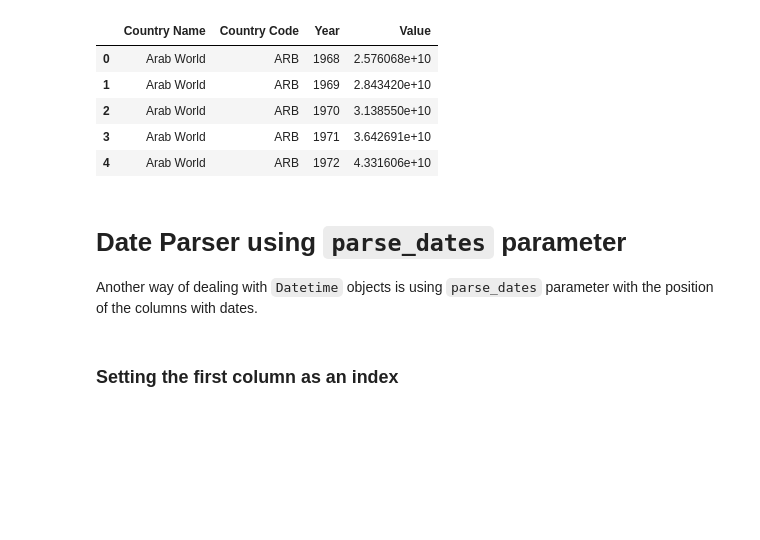
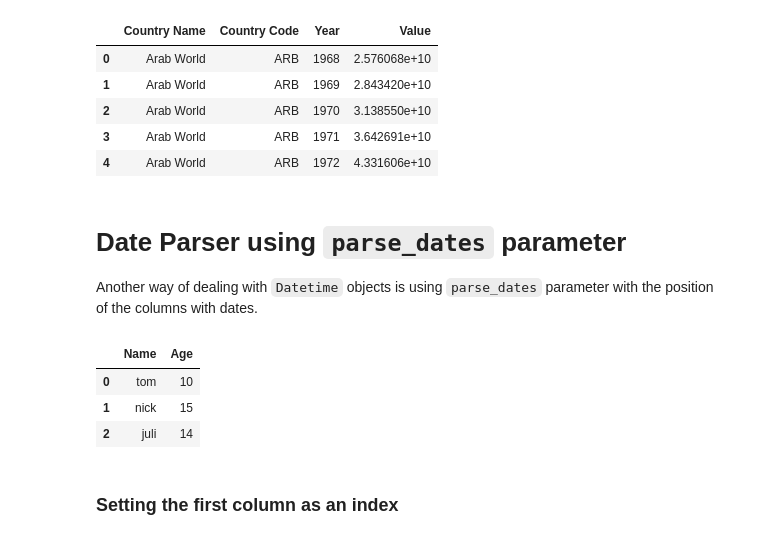
Before and after one commit to dcaley5005/Python_Cheat_Sheet, a Jupyter notebook: Data_Ingestion/data_ingestion.ipynb, the cells around one changed output. Drawn from its saved outputs; the diff is of its cells as text; code cells hidden in the pictures; blank space fills up the shorter version.

```diff
--- a/Data_Ingestion/data_ingestion.ipynb
+++ b/Data_Ingestion/data_ingestion.ipynb
@@ -37,6 +37,20 @@ pd.read_csv(csv_url).head()
 # %% [markdown]
 # Date Parser using `parse_dates` parameter
 Another way of dealing with `Datetime` objects is using `parse_dates` parameter with the position of the columns with dates.
+# %%
+# initialize list of lists
+data = [['tom', 10], ['nick', 15], ['juli', 14]]
+
+# Create the pandas DataFrame
+df = pd.DataFrame(data, columns=['Name', 'Age'])
+
+# print dataframe.
+df
+# %% [output]
+|  | Name | Age |
+| 0 | tom | 10 |
+| 1 | nick | 15 |
+| 2 | juli | 14 |
 # %%
 df_btc = 'https://raw.githubusercontent.com/ine-rmotr-curriculum/RDP-Reading-Data-with-Python-and-Pandas/62f48b30b2793a8d418369e5a7526fb29aeb88bd/unit-1-reading-data-with-python-and-pandas/lesson-1-reading-csv-and-txt-files/files/btc-market-price.csv'
 # %%
```
Also changed, not shown: 1 other file.
